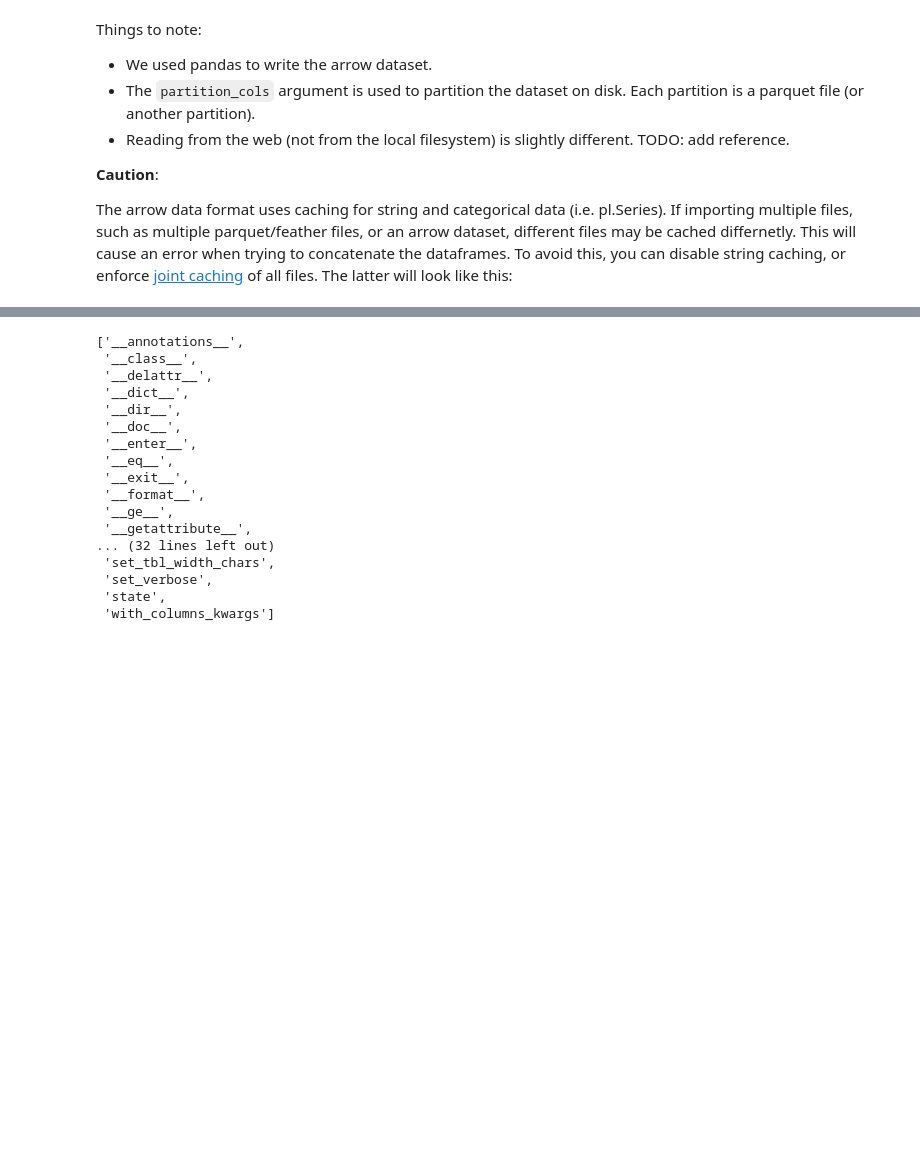
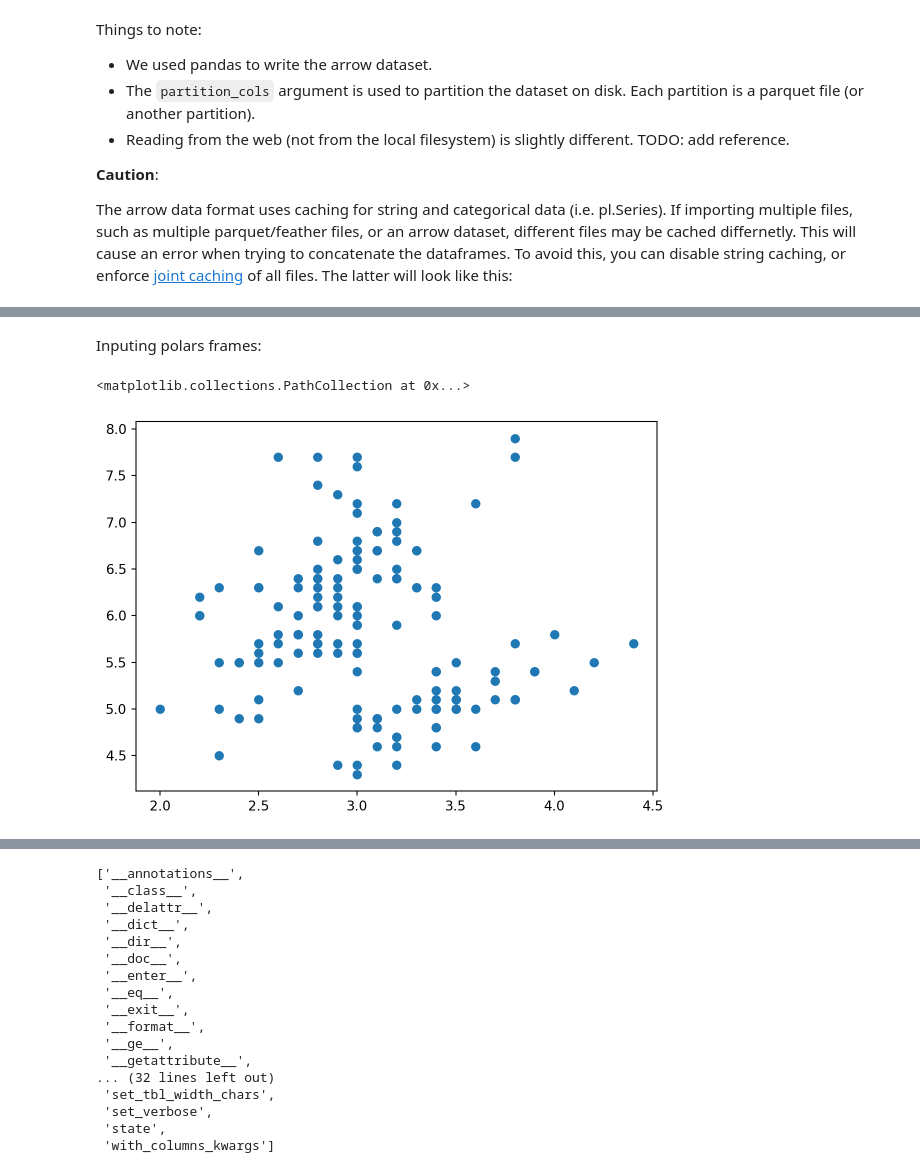
Before and after one commit to johnros/polars_demo, a Jupyter notebook: polars_to_preview.ipynb, the cells around one changed output, grey strips where cells are left out. Saved outputs shown, nothing was run; the diff lists cells and outputs as text; code cells hidden in the pictures; blank space fills up the shorter version.

```diff
--- a/polars_to_preview.ipynb
+++ b/polars_to_preview.ipynb
@@ -3195,0 +3257,11 @@ TODO: SQL, Delta Lake.
+# %% [markdown]
+Inputing polars frames:
+# %%
+fig, ax = plt.subplots()
+ax.scatter(
+    data=iris,
+    x="sepal_width",
+    y="sepal_length")
+# %% [output]
+<matplotlib.collections.PathCollection at 0x...>
+[figure, added]
```
Also changed, not shown: parts of 50 cells of this notebook, 1 other file.
